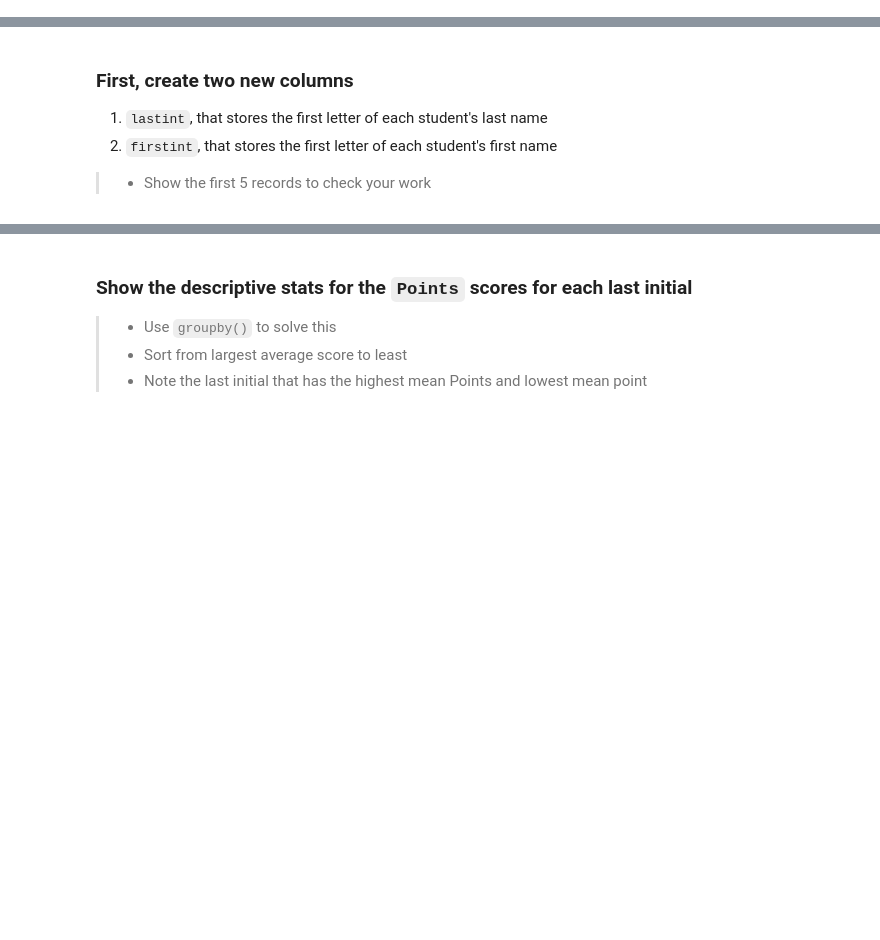
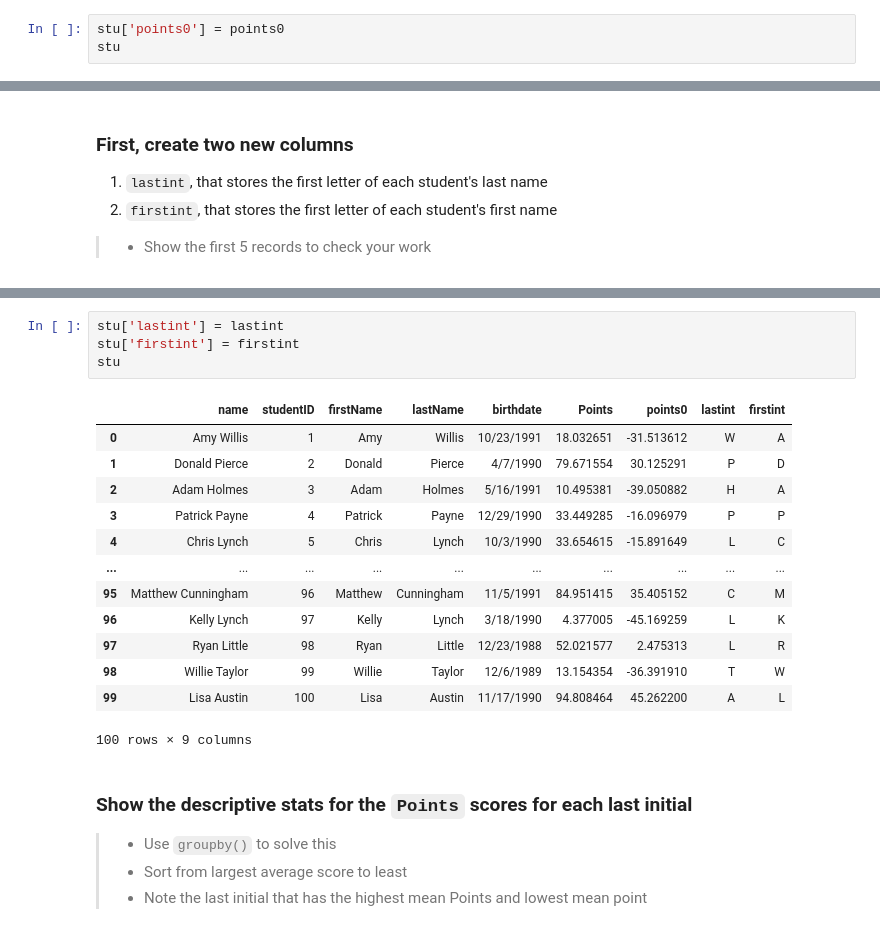
Before and after one commit to staylorx/cu-leeds-baim3220, a Jupyter notebook: Week 10/pandas3%264_SummaryFunctions_Grouping_Sorting_Activity_Student.ipynb, the cells around one changed output, grey strips where cells are left out. Drawn from its saved outputs; the diff is of its cells as text; blank space fills up the shorter version.

```diff
--- a/Week 10/pandas3%264_SummaryFunctions_Grouping_Sorting_Activity_Student.ipynb
+++ b/Week 10/pandas3%264_SummaryFunctions_Grouping_Sorting_Activity_Student.ipynb
@@ -77,3 +230,6 @@ function: `pd.read_csv()`
 # %% [markdown]
 ### Now, add the `points0` variable as a new column in the `stu` DataFrame
 >- Show the first five records in `stu` after adding the column to check your work
+# %%
+stu['points0'] = points0
+stu
@@ -98,3 +344,21 @@ function: `pd.read_csv()`
+# %%
+stu['lastint'] = lastint
+stu['firstint'] = firstint
+stu
+# %% [output]
+|  | name | studentID | firstName | lastName | birthdate | Points | points0 | lastint | firstint |
+| 0 | Amy Willis | 1 | Amy | Willis | 10/23/1991 | 18.032651 | -31.513612 | W | A |
+| 1 | Donald Pierce | 2 | Donald | Pierce | 4/7/1990 | 79.671554 | 30.125291 | P | D |
+| 2 | Adam Holmes | 3 | Adam | Holmes | 5/16/1991 | 10.495381 | -39.050882 | H | A |
+| 3 | Patrick Payne | 4 | Patrick | Payne | 12/29/1990 | 33.449285 | -16.096979 | P | P |
+| 4 | Chris Lynch | 5 | Chris | Lynch | 10/3/1990 | 33.654615 | -15.891649 | L | C |
+| ... | ... | ... | ... | ... | ... | ... | ... | ... | ... |
+| 95 | Matthew Cunningham | 96 | Matthew | Cunningham | 11/5/1991 | 84.951415 | 35.405152 | C | M |
+| 96 | Kelly Lynch | 97 | Kelly | Lynch | 3/18/1990 | 4.377005 | -45.169259 | L | K |
+| 97 | Ryan Little | 98 | Ryan | Little | 12/23/1988 | 52.021577 | 2.475313 | L | R |
+| 98 | Willie Taylor | 99 | Willie | Taylor | 12/6/1989 | 13.154354 | -36.391910 | T | W |
+| 99 | Lisa Austin | 100 | Lisa | Austin | 11/17/1990 | 94.808464 | 45.262200 | A | L |
+100 rows × 9 columns
 # %% [markdown]
 ### Show the descriptive stats for the `Points` scores for each last initial
 >- Use `groupby()` to solve this
```
Also changed, not shown: parts of 30 cells of this notebook, 10 other files.
